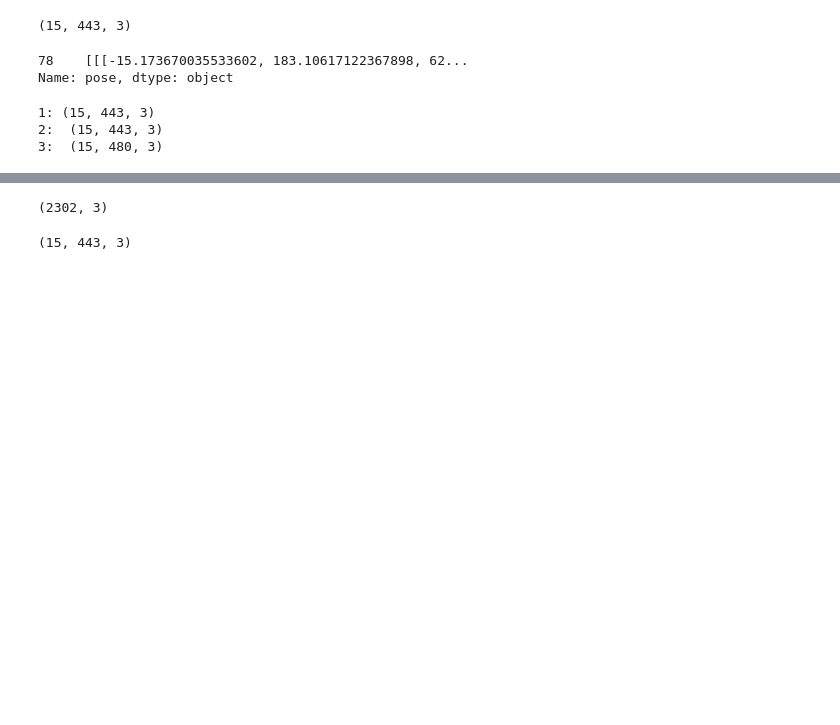
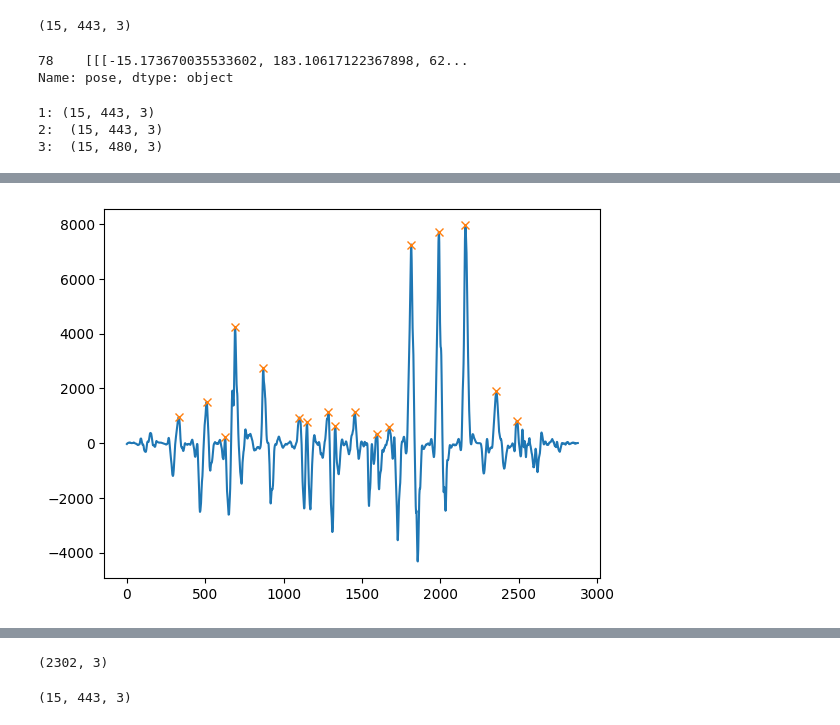
Before and after one commit to tBenBaker/MovementClassifier, a Jupyter notebook: DanceProj1/notebooks/scratch_feature_explore.ipynb, the cells around one changed output, grey strips where cells are left out. Cells and saved outputs as stored; diff of their text form; code cells hidden in the pictures; blank space fills up the shorter version.

```diff
--- a/DanceProj1/notebooks/scratch_autocorr_explore.ipynb
+++ b/DanceProj1/notebooks/scratch_feature_explore.ipynb
@@ -69,0 +106,8 @@ breakdance1.get_sacrum()
+# %%
+#find peaks in normalized angular momentum y
+peaks, properties = find_peaks(angmom[:,1], height=0, distance=30, prominence=1000)
+plt.plot(angmom[:,1])
+plt.plot(peaks, angmom[:,1][peaks], "x")
+plt.show()
+# %% [output]
+[figure, added]
```
Also changed, not shown: parts of 11 cells of this notebook, 11 other files.
